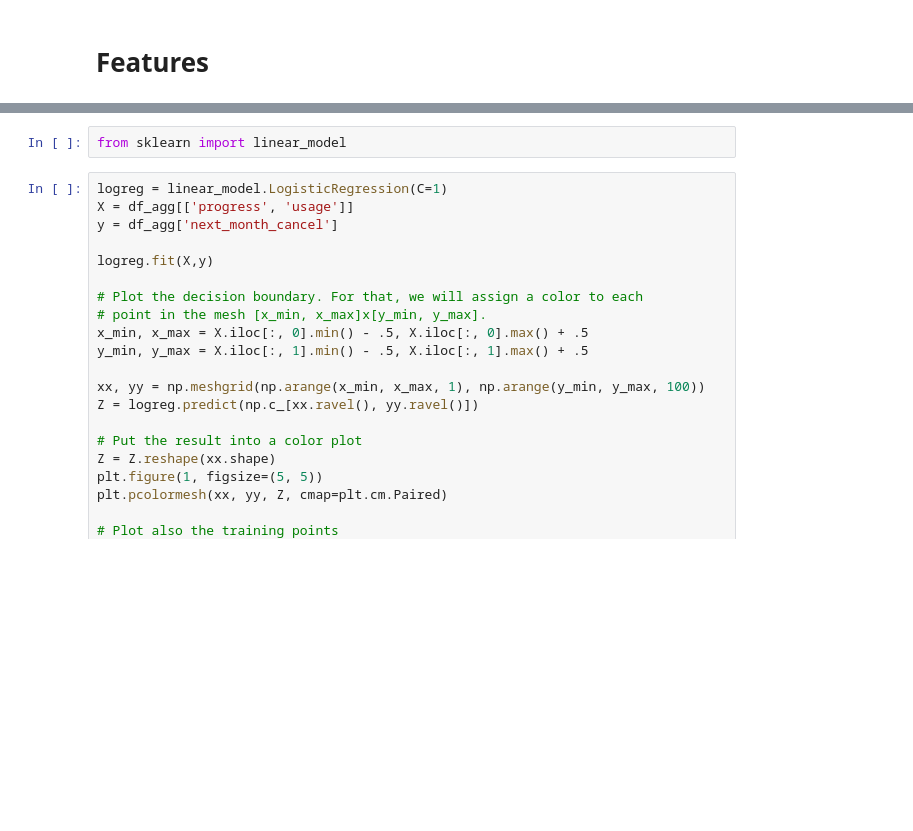
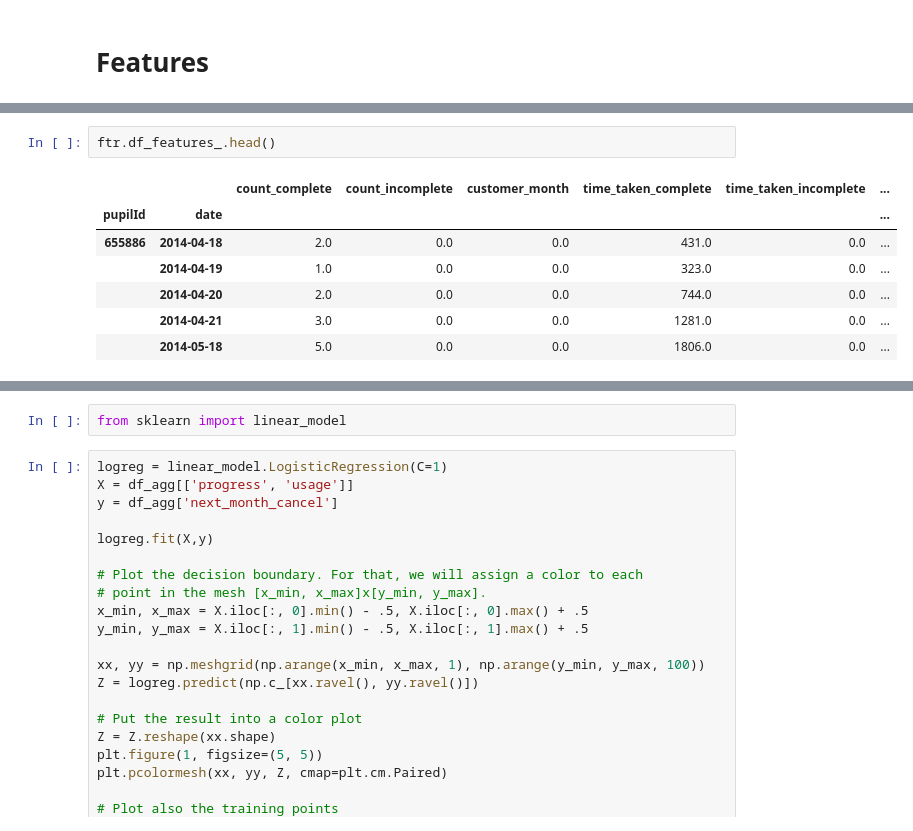
Before and after one commit to vicaws/Whizz, a Jupyter notebook: Code/Churn/Churn/NB_FeatureEngineering.ipynb, the cells around one changed output, grey strips where cells are left out. Saved outputs shown, nothing was run; the diff lists cells and outputs as text; blank space fills up the shorter version.

```diff
--- a/Code/Churn/Churn/NB_FeatureEngineering.ipynb
+++ b/Code/Churn/Churn/NB_FeatureEngineering.ipynb
@@ -159,0 +65,10 @@ df_features['time_taken'] = df_features['time_taken_complete'] + df_features['ti
+# %%
+ftr.df_features_.head()
+# %% [output]
+|  |  | count_complete | count_incomplete | customer_month | time_taken_complete | time_taken_incomplete | ... |
+| pupilId | date |  |  |  |  |  | ... |
+| 655886 | 2014-04-18 | 2.0 | 0.0 | 0.0 | 431.0 | 0.0 | ... |
+|  | 2014-04-19 | 1.0 | 0.0 | 0.0 | 323.0 | 0.0 | ... |
+|  | 2014-04-20 | 2.0 | 0.0 | 0.0 | 744.0 | 0.0 | ... |
+|  | 2014-04-21 | 3.0 | 0.0 | 0.0 | 1281.0 | 0.0 | ... |
+|  | 2014-05-18 | 5.0 | 0.0 | 0.0 | 1806.0 | 0.0 | ... |
```
Also changed, not shown: parts of 18 cells of this notebook, 13 other files.
